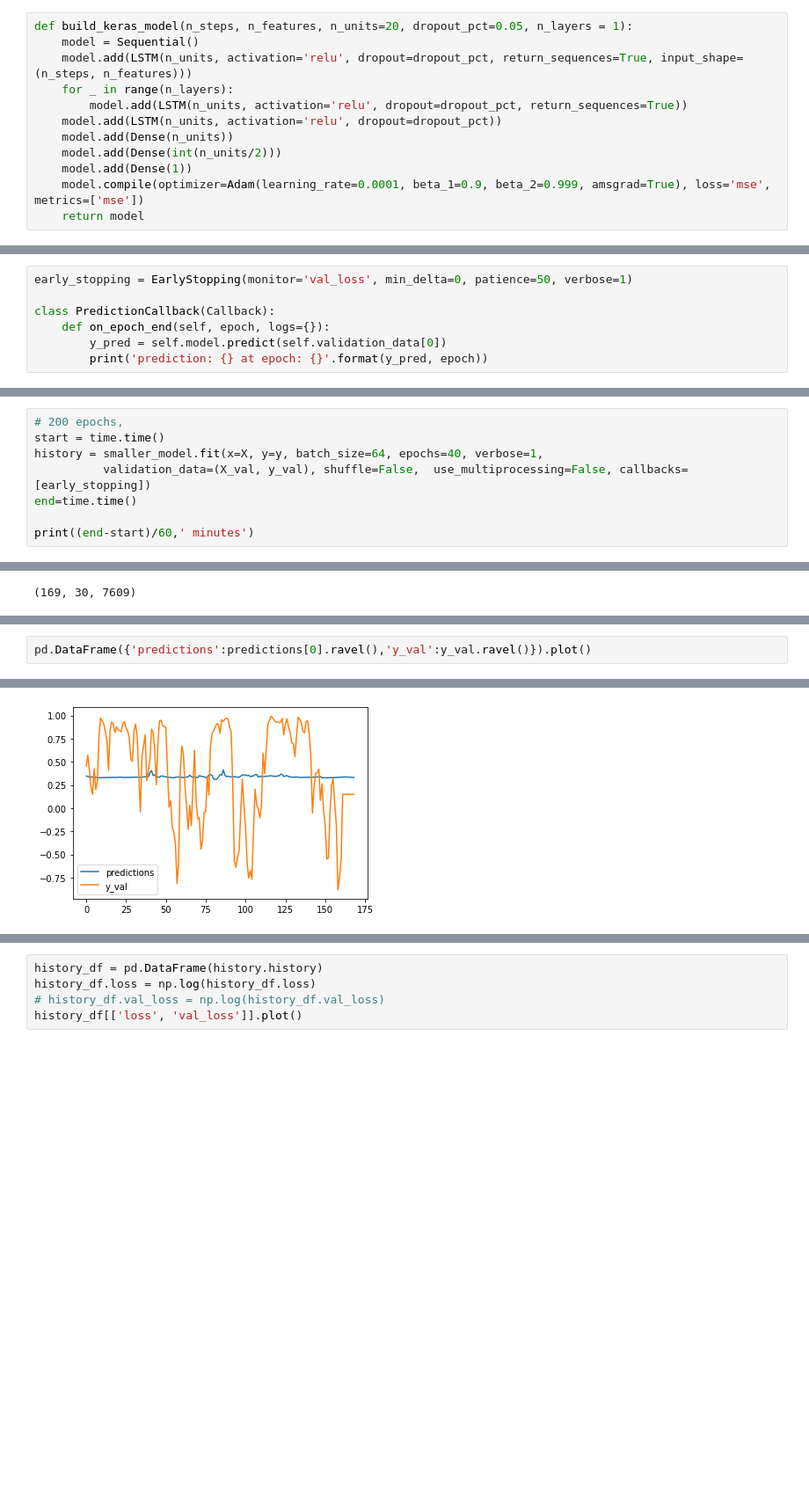
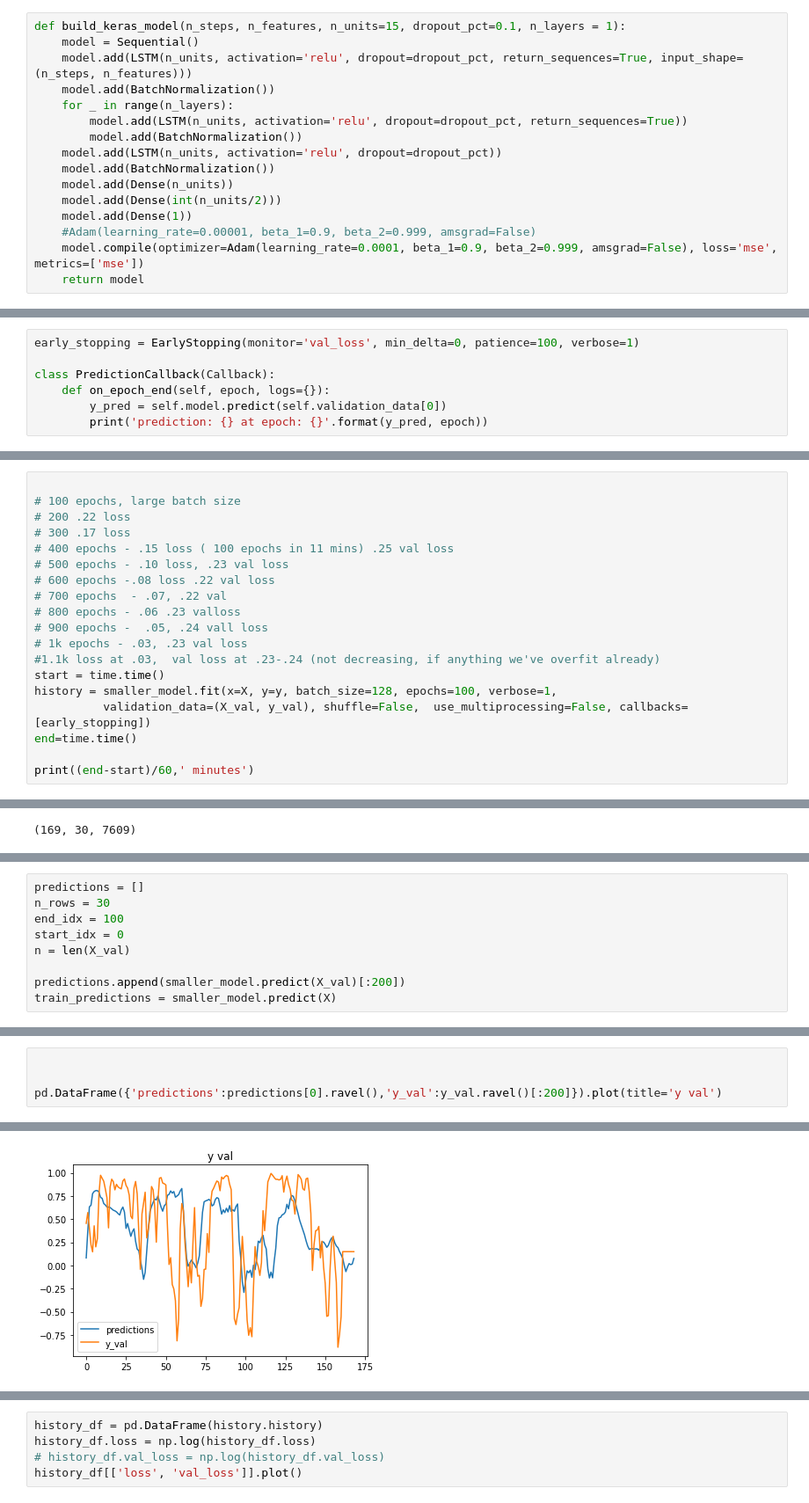
Before and after one commit to jonhilgart22/daily_trading, a Jupyter notebook: notebooks/train_model.ipynb, the cells around one changed output, grey strips where cells are left out. Shown: that part at 88% size. Cells and saved outputs as stored; diff of their text form; blank space fills up the shorter version.

```diff
--- a/notebooks/train_model.ipynb
+++ b/notebooks/train_model.ipynb
@@ -618,16 +618,20 @@ Pct finished for val sequences = 0.9619084263178146
 Val idx end at 2600
 (169, 30, 7609)
 # %%
-def build_keras_model(n_steps, n_features, n_units=20, dropout_pct=0.05, n_layers = 1):
+def build_keras_model(n_steps, n_features, n_units=15, dropout_pct=0.1, n_layers = 1):
     model = Sequential()
     model.add(LSTM(n_units, activation='relu', dropout=dropout_pct, return_sequences=True, input_shape=(n_steps, n_features)))
+    model.add(BatchNormalization())
     for _ in range(n_layers):
         model.add(LSTM(n_units, activation='relu', dropout=dropout_pct, return_sequences=True))
+        model.add(BatchNormalization())
     model.add(LSTM(n_units, activation='relu', dropout=dropout_pct))
+    model.add(BatchNormalization())
     model.add(Dense(n_units))
     model.add(Dense(int(n_units/2)))
     model.add(Dense(1))
-    model.compile(optimizer=Adam(learning_rate=0.0001, beta_1=0.9, beta_2=0.999, amsgrad=True), loss='mse', metrics=['mse'])
+    #Adam(learning_rate=0.00001, beta_1=0.9, beta_2=0.999, amsgrad=False)
+    model.compile(optimizer=Adam(learning_rate=0.0001, beta_1=0.9, beta_2=0.999, amsgrad=False), loss='mse', metrics=['mse'])
     return model
 # %%
 smaller_model = build_keras_model(X.shape[1],X.shape[2])
@@ -662,7 +663,7 @@ X.shape
 #### build a base model then freeze it
 - train the last layers for other stocks
 # %%
-early_stopping = EarlyStopping(monitor='val_loss', min_delta=0, patience=50, verbose=1)
+early_stopping = EarlyStopping(monitor='val_loss', min_delta=0, patience=100, verbose=1)
 
 class PredictionCallback(Callback):
     def on_epoch_end(self, epoch, logs={}):
@@ -671,7 +674,18 @@ class PredictionCallback(Callback):
 # %%
-# 200 epochs,
+
+# 100 epochs, large batch size
+# 200 .22 loss
+# 300 .17 loss
+# 400 epochs - .15 loss ( 100 epochs in 11 mins) .25 val loss
+# 500 epochs - .10 loss, .23 val loss
+# 600 epochs -.08 loss .22 val loss
+# 700 epochs  - .07, .22 val
+# 800 epochs - .06 .23 valloss
+# 900 epochs -  .05, .24 vall loss
+# 1k epochs - .03, .23 val loss
+#1.1k loss at .03,  val loss at .23-.24 (not decreasing, if anything we've overfit already)
 start = time.time()
-history = smaller_model.fit(x=X, y=y, batch_size=64, epochs=40, verbose=1,
+history = smaller_model.fit(x=X, y=y, batch_size=128, epochs=100, verbose=1,
           validation_data=(X_val, y_val), shuffle=False,  use_multiprocessing=False, callbacks=[early_stopping])
 end=time.time()
 
@@ -721,0 +715,9 @@ predictions.append(smaller_model.predict(X_val))
+# %%
+predictions = []
+n_rows = 30
+end_idx = 100
+start_idx = 0
+n = len(X_val)
+
+predictions.append(smaller_model.predict(X_val)[:200])
+train_predictions = smaller_model.predict(X)
@@ -722,6 +732,8 @@ predictions.append(smaller_model.predict(X_val))
 # %%
-pd.DataFrame({'predictions':predictions[0].ravel(),'y_val':y_val.ravel()}).plot()
+
+
+pd.DataFrame({'predictions':predictions[0].ravel(),'y_val':y_val.ravel()[:200]}).plot(title='y val')
 # %% [output]
 <matplotlib.axes._subplots.AxesSubplot at 0x...>
-[figure, old version]
+[figure, new version]
 # %%
```
Also changed, not shown: parts of 18 cells of this notebook, 1 other file.
